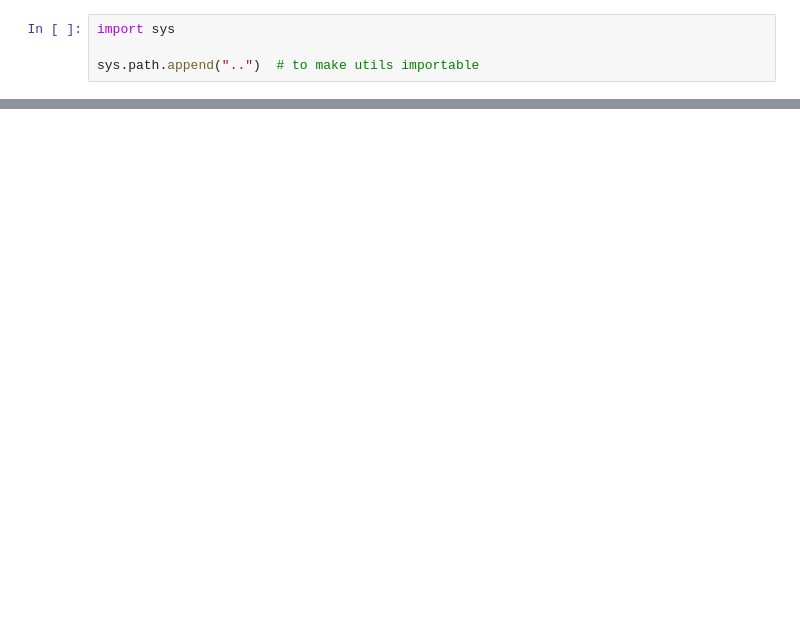
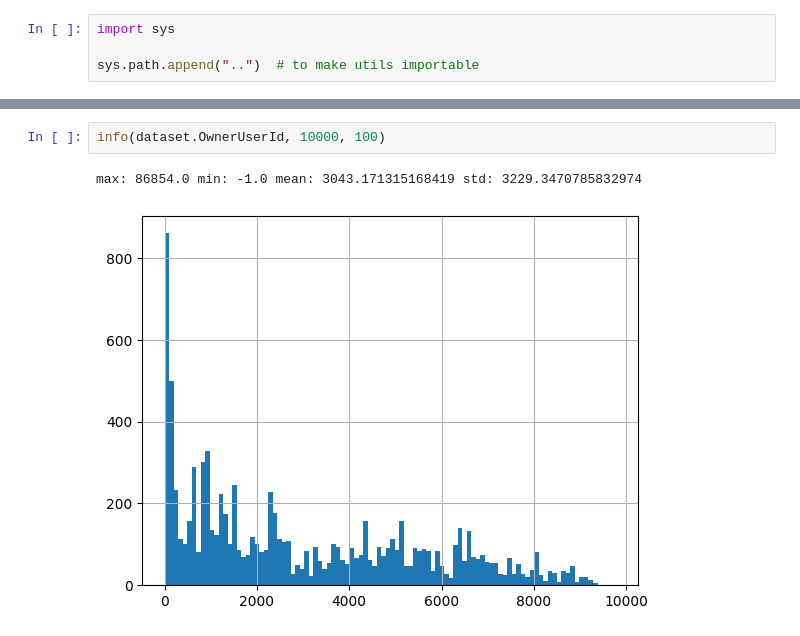
Before and after one commit to setday/hse_sna_p2024, a Jupyter notebook: research/eda.ipynb, the cells around one changed output, grey strips where cells are left out. Drawn from its saved outputs; the diff is of its cells as text; blank space fills up the shorter version.

```diff
--- a/research/eda.ipynb
+++ b/research/eda.ipynb
@@ -90,0 +90,5 @@ answers = df[df.PostTypeId == 2]
+# %%
+info(dataset.OwnerUserId, 10000, 100)
+# %% [output]
+max: 86854.0 min: -1.0 mean: 3043.171315168419 std: 3229.3470785832974
+[figure, added]
```
Also changed, not shown: parts of 39 cells of this notebook.
